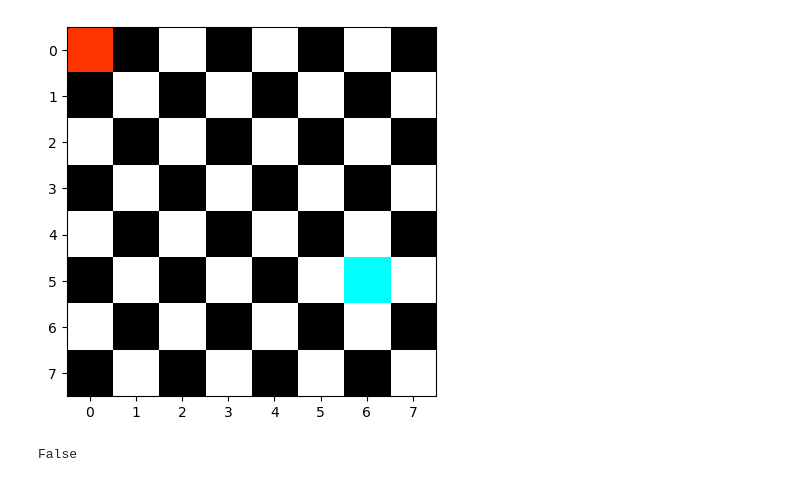
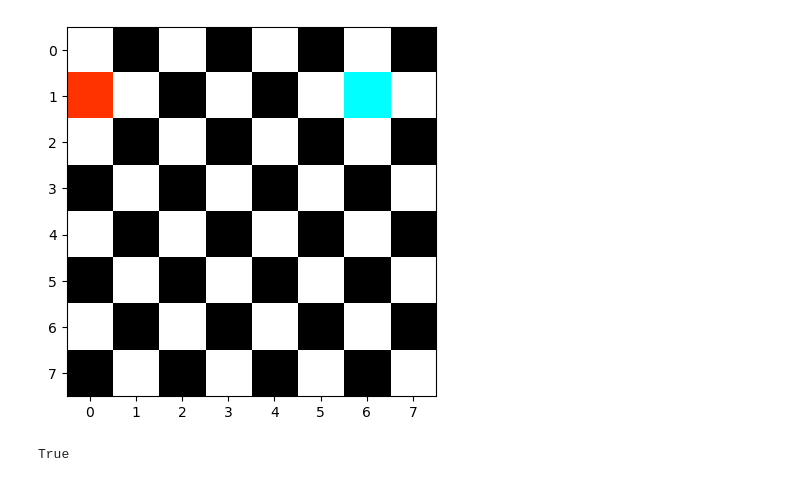
Before and after one commit to elleem/Chess-Board, a Jupyter notebook: chess-board.ipynb, the cells around one changed output. Drawn from its saved outputs; the diff is of its cells as text; code cells hidden in the pictures.

Commit message:
Kaggle Notebook | Chess Board | Version 6

```diff
--- a/chess-board.ipynb
+++ b/chess-board.ipynb
@@ -81,11 +104,12 @@ class ChessBoard:
         return False
 
 board = ChessBoard()
-
-board.add_red(0,0)
-board.add_blue(5,6)
-board.render()
-print(board.is_under_attack())
-# %% [output]
-[figure, removed]
-False
+# %%
+#horiztonal attack
+board.add_red(1,0)
+board.add_blue(1,6)
+board.render()
+print(board.is_under_attack())
+# %% [output]
+[figure, added]
+True
```
Also changed, not shown: parts of 6 cells of this notebook.
